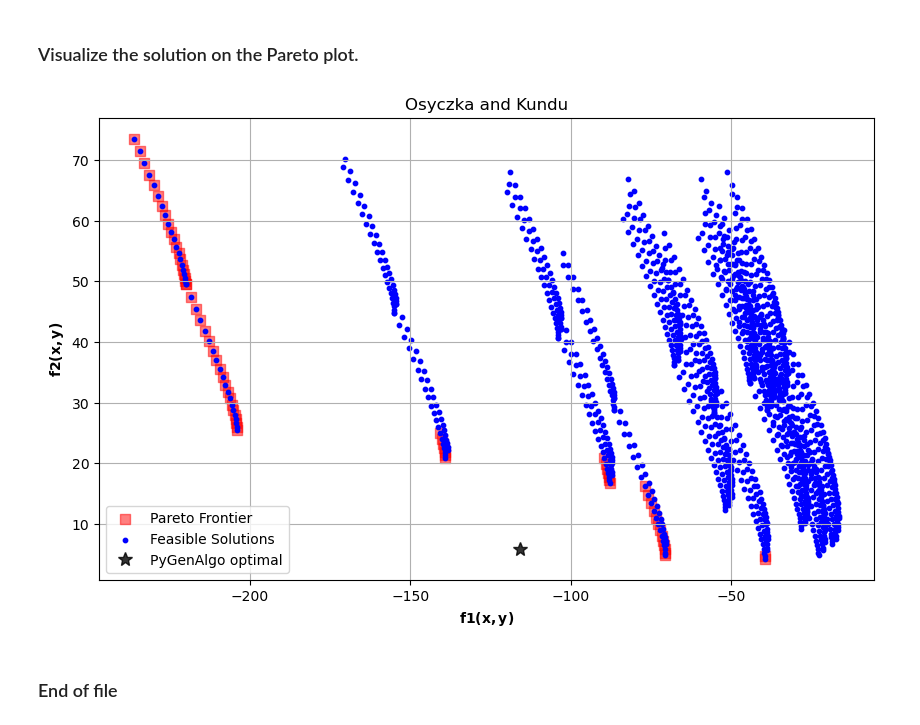
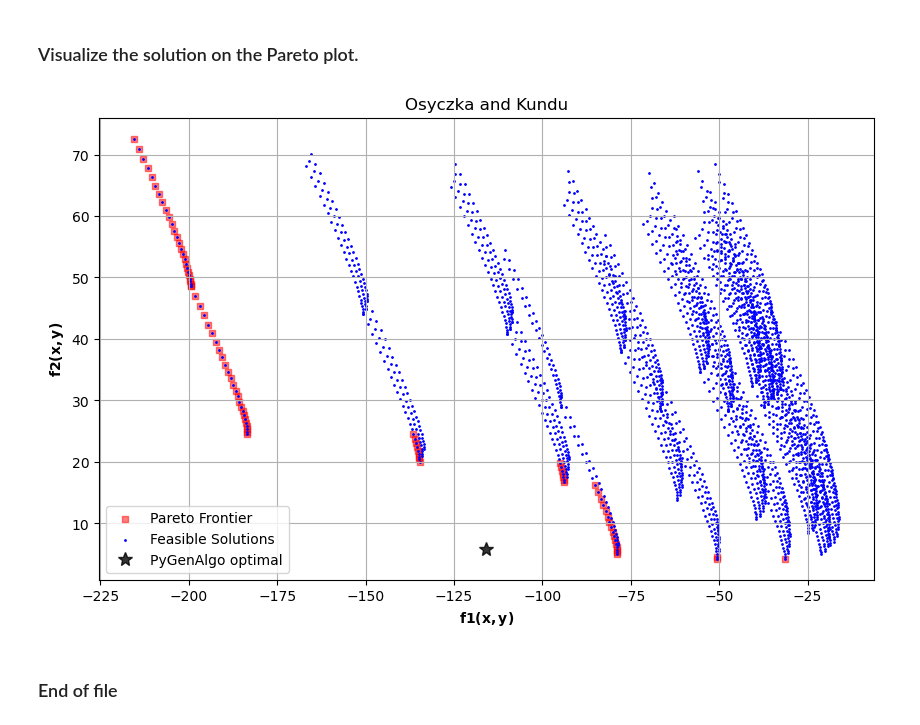
Before and after one commit to vrettasm/PyGeneticAlgorithms, a Jupyter notebook: examples/osyczka_kundu_multiobjective.ipynb, the cells around one changed output. Cells and saved outputs as stored; diff of their text form; code cells hidden in the pictures.

Commit message:
Rerun examples with random number generator functions.

```diff
--- a/examples/osyczka_kundu_multiobjective.ipynb
+++ b/examples/osyczka_kundu_multiobjective.ipynb
@@ -124,12 +127,12 @@ problem definition.
 N = 200
 
 # Initial population.
-population = [Chromosome([Gene(np.random.uniform(0.0, 10.0), boundary_x1),
-                          Gene(np.random.uniform(0.0, 10.0), boundary_x2),
-                          Gene(np.random.uniform(1.0,  5.0), boundary_x3),
-                          Gene(np.random.uniform(0.0,  6.0), boundary_x4),
-                          Gene(np.random.uniform(1.0,  5.0), boundary_x5),
-                          Gene(np.random.uniform(0.0, 10.0), boundary_x6)], np.nan, True)
+population = [Chromosome([Gene(rng.uniform(0.0, 10.0), boundary_x1),
+                          Gene(rng.uniform(0.0, 10.0), boundary_x2),
+                          Gene(rng.uniform(1.0,  5.0), boundary_x3),
+                          Gene(rng.uniform(0.0,  6.0), boundary_x4),
+                          Gene(rng.uniform(1.0,  5.0), boundary_x5),
+                          Gene(rng.uniform(0.0, 10.0), boundary_x6)], np.nan, True)
               for _ in range(N)]
 
 # Create the IslandModelGA object that will carry on the optimization.
@@ -182,7 +187,7 @@ f2(x) = 5.85639
 # Create a list that will hold points that satisfy both constraints.
 points = []
 
-L = 20
+L = 25
 
 x4, x6 = 0.0, 0.0
 
@@ -208,10 +213,10 @@ for x1 in np.linspace(0.0, 10.0, L):
 
                     # Evaluate both functions.
                     f1 = -(25.0*(x1 - 2.0)**2 +\
-                           (x2 - 2.0)**2 +\
-                           (x3 - 1.0)**2 +\
-                           (x4 - 4.0)**2 +\
-                           (x5 - 1.0)**2)
+                                (x2 - 2.0)**2 +\
+                                (x3 - 1.0)**2 +\
+                                (x4 - 4.0)**2 +\
+                                (x5 - 1.0)**2)
 
                     f2 = fsum([i**2 for i in (x1, x2, x3, x4, x5, x6)])
 
@@ -237,6 +242,7 @@ for i, (f1, f2) in enumerate(points):
 
         # Check if this condition is satisfied.
         if i != j and fx < f1 and fy < f2:
+
             # We swap the flag value.
             pareto_optimal = False
 
@@ -260,30 +266,30 @@ pareto_points = np.array(pareto_points)
 # %%
 # Create a new figure.
 plt.figure(figsize=(10, 6))
 
 # Plot the Pareto front.
 plt.scatter(x=pareto_points[:, 0],
             y=pareto_points[:, 1],
-            s=50, marker='s', color='red', alpha=0.5, label="Pareto Frontier")
+            s=20, marker='s', color='red', alpha=0.5, label="Pareto Frontier")
 
 # Plot all the feasible solutions.
 plt.scatter(x=points[:, 0],
             y=points[:, 1],
-            s=10, marker='o', color='blue', label="Feasible Solutions")
+            s=1, marker='o', color='blue', label="Feasible Solutions")
 
 # Plot the optimal solution from the GA.
 plt.plot(f1_opt, f2_opt,
          'k*', markersize=10, alpha=0.8, label="PyGenAlgo optimal")
 
 # Tidy up the plot.
 plt.title("Osyczka and Kundu")
 plt.xlabel(r"$\mathbf{f1(x,y)}$")
 plt.ylabel(r"$\mathbf{f2(x,y)}$")
 plt.legend()
 plt.grid(True)
 
 plt.savefig("Osyczka_and_Kundu_optimal.pdf", format="pdf", dpi=300)
 # %% [output]
-[figure, old version]
+[figure, new version]
 # %% [markdown]
 ### End of file
```
Also changed, not shown: parts of 3 cells of this notebook, 11 other files.
